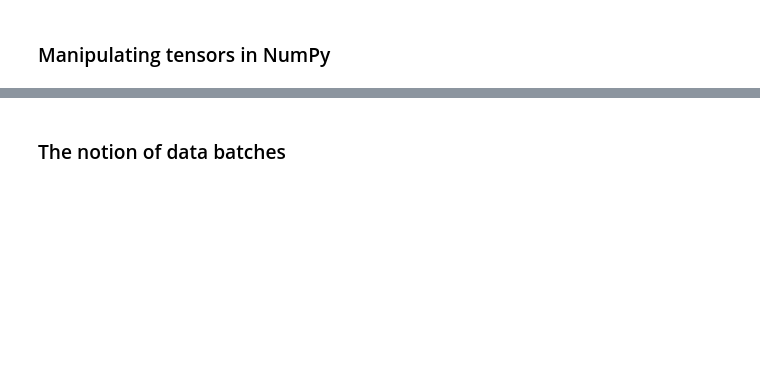
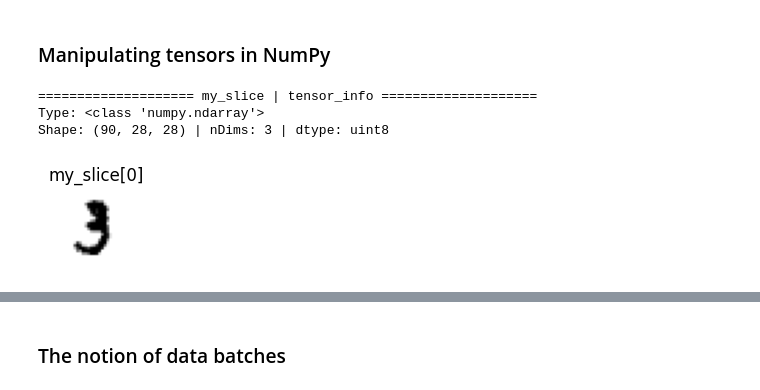
Before and after one commit to alemalvarez/dl-with-python-pytorch, a Jupyter notebook: chapter02_mathematical-building-blocks.ipynb, the cells around one changed output, grey strips where cells are left out. Saved outputs shown, nothing was run; the diff lists cells and outputs as text; code cells hidden in the pictures; blank space fills up the shorter version.

```diff
--- a/chapter02_mathematical-building-blocks.ipynb
+++ b/chapter02_mathematical-building-blocks.ipynb
@@ -483,0 +498,11 @@ my_slice = train_images[:, 14:, 14:]
+# %%
+# They are all the same!
+my_slice = train_images[10:100]
+my_slice = train_images[10:100, :, :]
+my_slice = train_images[10:100, 0:28, 0:28]
+utils.tensor_info(my_slice, "my_slice")
+# %% [output]
+==================== my_slice | tensor_info ====================
+Type: <class 'numpy.ndarray'>
+Shape: (90, 28, 28) | nDims: 3 | dtype: uint8
+[figure, added]
```
Also changed, not shown: parts of 38 cells of this notebook, 1 other file.
